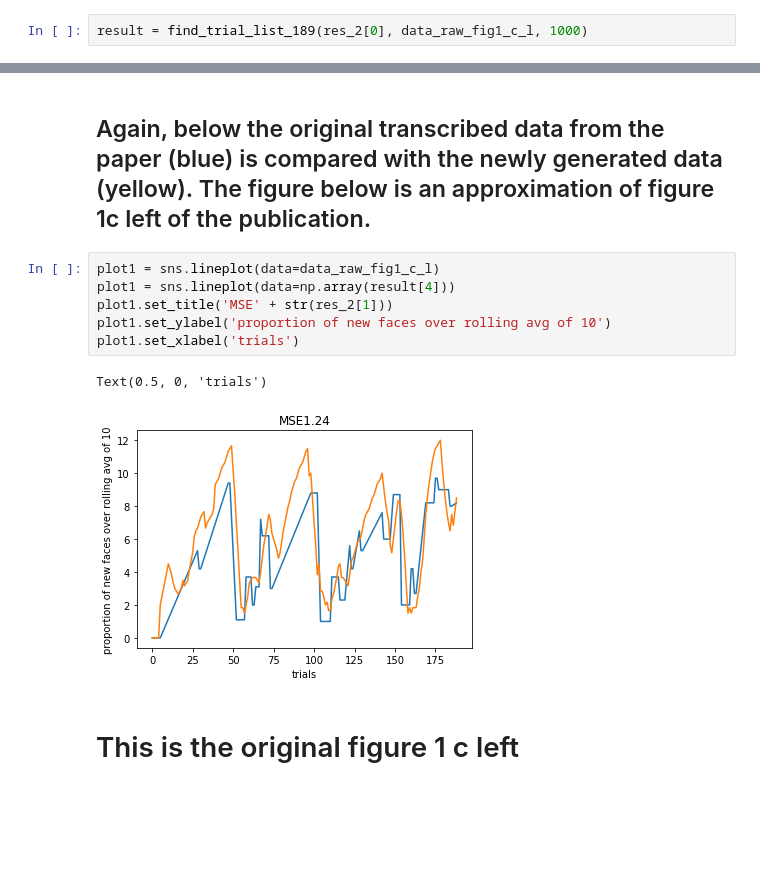
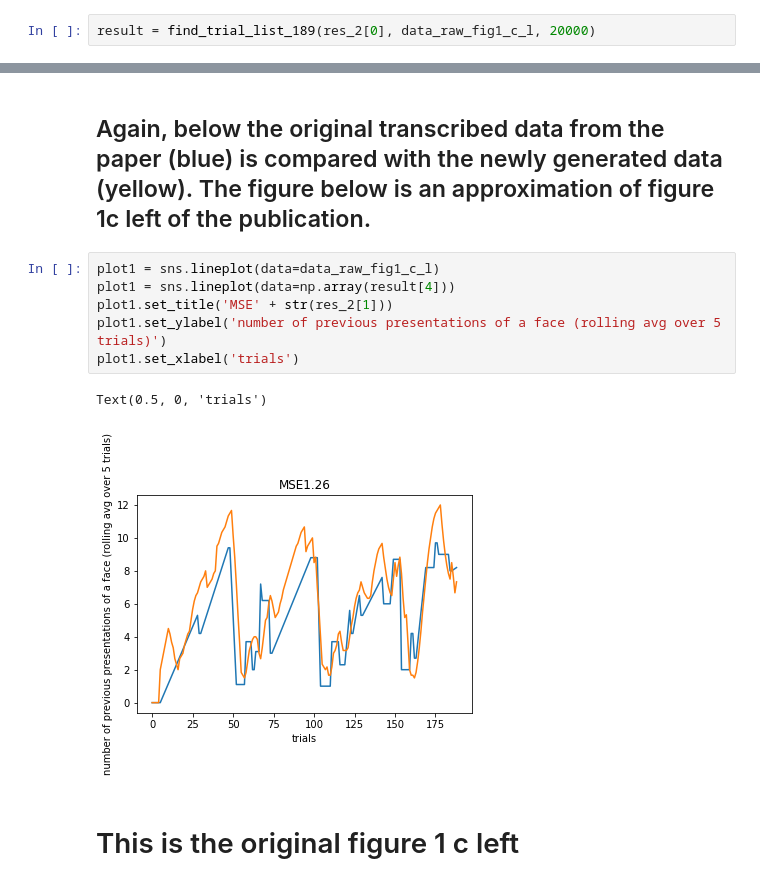
Before and after one commit to H-NeverHome/Apps_Tzakiris_2013, a Jupyter notebook: datagen/datagen.ipynb, the cells around one changed output, grey strips where cells are left out. Cells and saved outputs as stored; diff of their text form; blank space fills up the shorter version.

```diff
--- a/datagen/datagen.ipynb
+++ b/datagen/datagen.ipynb
@@ -68,4 +68,4 @@ Text(0.5, 0, 'trials')
 # %%
-result = find_trial_list_189(res_2[0], data_raw_fig1_c_l, 1000)
+result = find_trial_list_189(res_2[0], data_raw_fig1_c_l, 20000)
 # %% [output]
 0
@@ -80,12 +97,12 @@ Image("Fig_1_c_right\Fig_1_c_right.png")
 # %%
 plot1 = sns.lineplot(data=data_raw_fig1_c_l)
 plot1 = sns.lineplot(data=np.array(result[4]))
 plot1.set_title('MSE' + str(res_2[1]))
-plot1.set_ylabel('proportion of new faces over rolling avg of 10')
+plot1.set_ylabel('number of previous presentations of a face (rolling avg over 5 trials)')
 plot1.set_xlabel('trials')
 # %% [output]
 Text(0.5, 0, 'trials')
-[figure, old version]
+[figure, new version]
 # %% [markdown]
 # This is the original  figure 1 c left
 # %%
```
Also changed, not shown: parts of 2 cells of this notebook, 1 other file.
